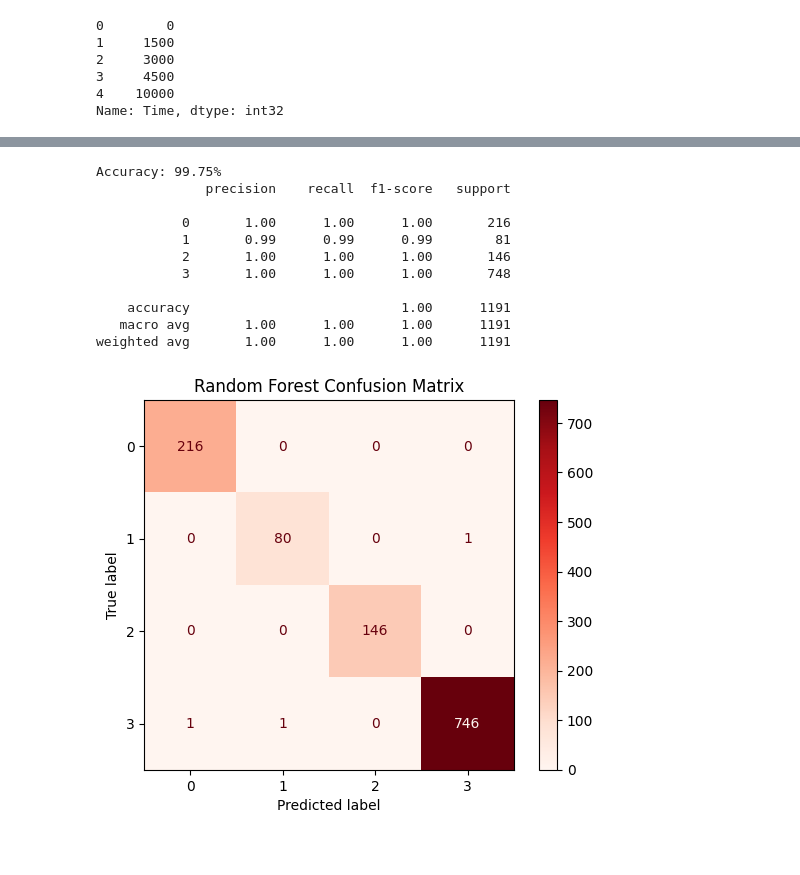
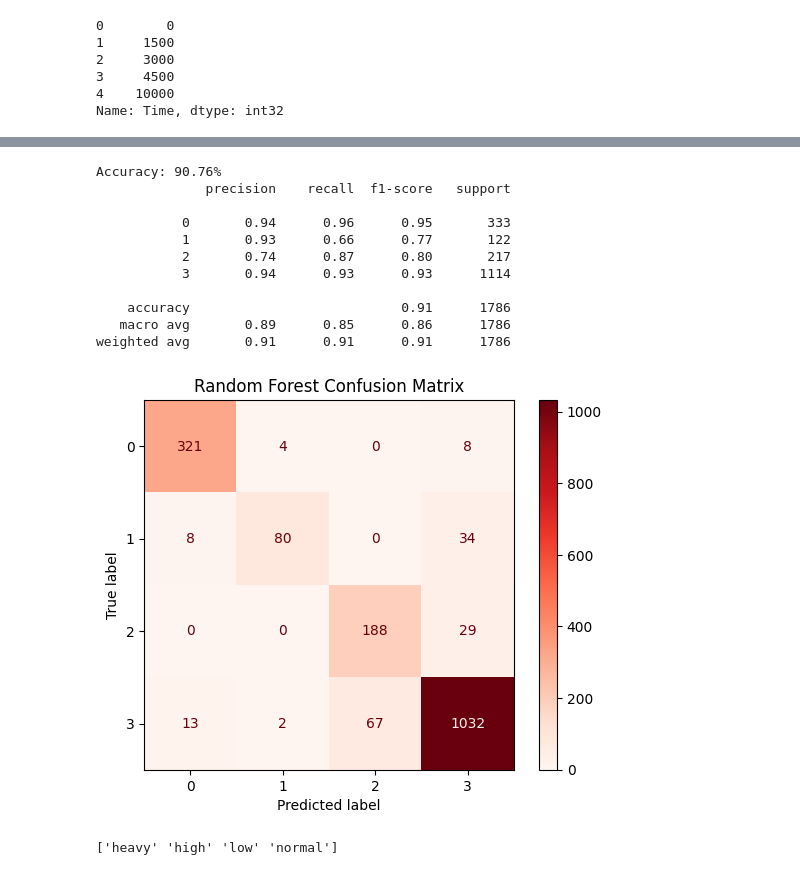
Before and after one commit to brownjordan317/CSCI-443, a Jupyter notebook: traffic_analysis/traffic_prediction.ipynb, the cells around one changed output, grey strips where cells are left out. Drawn from its saved outputs; the diff is of its cells as text; code cells hidden in the pictures.

Commit message:
random forest model changes

```diff
--- a/traffic_analysis/traffic_prediction.ipynb
+++ b/traffic_analysis/traffic_prediction.ipynb
@@ -60,3 +56,23 @@ df_train['Time'].head()
 3     4500
 4    10000
 Name: Time, dtype: int32
+# %%
+import math
+#divide all car counts and total by 10
+#df_train['Total'] = df_train['Total'] / 10
+df_train['CarCount'] = df_train['CarCount'] / 10
+df_train['TruckCount'] = df_train['TruckCount'] / 10
+df_train['BusCount'] = df_train['BusCount'] / 10
+df_train['BikeCount'] = df_train['BikeCount'] / 10
+
+#round all values to the nearest whole number
+df_train['CarCount'] = df_train['CarCount'].apply(lambda x: math.ceil(x))
+df_train['TruckCount'] = df_train['TruckCount'].apply(lambda x: math.ceil(x))
+df_train['BusCount'] = df_train['BusCount'].apply(lambda x: math.ceil(x))
+df_train['BikeCount'] = df_train['BikeCount'].apply(lambda x: math.ceil(x))
+
+#sum all the counts to get the total
+df_train['Total'] = df_train['CarCount'] + df_train['TruckCount'] + df_train['BusCount'] + df_train['BikeCount']
+
+#display new values
+print(df_train.head())
@@ -81,41 +111,46 @@ y = df_train["Traffic Situation"] #target variable
 y = Le.fit_transform(y)
 
 #split the data into training and testing sets
-X_train, X_test, y_train, y_test = train_test_split(X, y, test_size=0.2, random_state=42)
+X_train, X_test, y_train, y_test = train_test_split(X, y, test_size=0.3, random_state=42)
 
 X_pred = df_pred
 # %%
 #train the model
-model = RandomForestClassifier(random_state=42)
+model = RandomForestClassifier(random_state=42, n_estimators=2000, criterion="gini", max_depth=10)
 model.fit(X_train, y_train)
 
 #make predictions
 y_pred = model.predict(X_test)
 
 #evaluate the model
 accuracy = accuracy_score(y_test, y_pred)
 print("Accuracy: {:.2f}%".format(accuracy * 100))
 
 print(classification_report(y_test, y_pred))
 
 cm = confusion_matrix(y_test, y_pred)
 disp = ConfusionMatrixDisplay(confusion_matrix=cm)
 disp.plot(cmap="Reds")
 plt.title("Random Forest Confusion Matrix")
 plt.show()
 # %% [output]
-Accuracy: 99.75%
+Accuracy: 90.76%
               precision    recall  f1-score   support
 
-           0       1.00      1.00      1.00       216
-           1       0.99      0.99      0.99        81
-           2       1.00      1.00      1.00       146
-           3       1.00      1.00      1.00       748
+           0       0.94      0.96      0.95       333
+           1       0.93      0.66      0.77       122
+           2       0.74      0.87      0.80       217
+           3       0.94      0.93      0.93      1114
 
-    accuracy                           1.00      1191
-   macro avg       1.00      1.00      1.00      1191
-weighted avg       1.00      1.00      1.00      1191
+    accuracy                           0.91      1786
+   macro avg       0.89      0.85      0.86      1786
+weighted avg       0.91      0.91      0.91      1786
-[figure, old version]
+[figure, new version]
+# %%
+#print the label encoding variables in correlation with number
+print(Le.classes_)
+# %% [output]
+['heavy' 'high' 'low' 'normal']
 # %%
 predictions = model.predict(X_pred)
 
```
Also changed, not shown: parts of 2 cells of this notebook, 1 other file.
